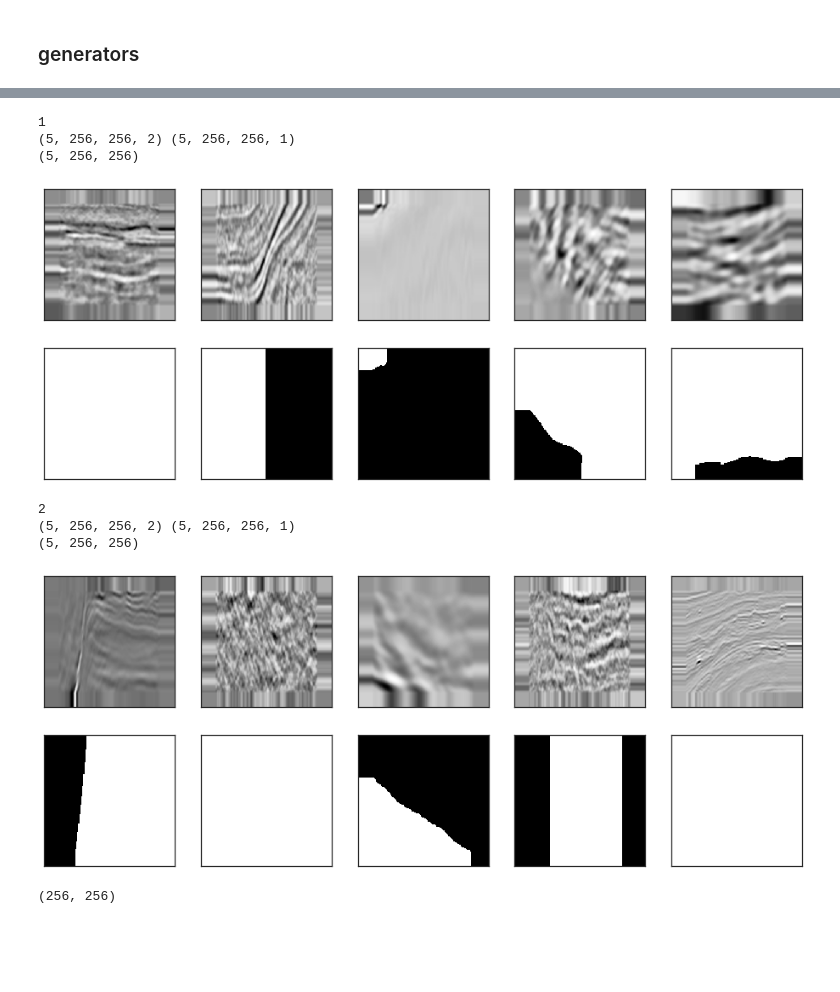
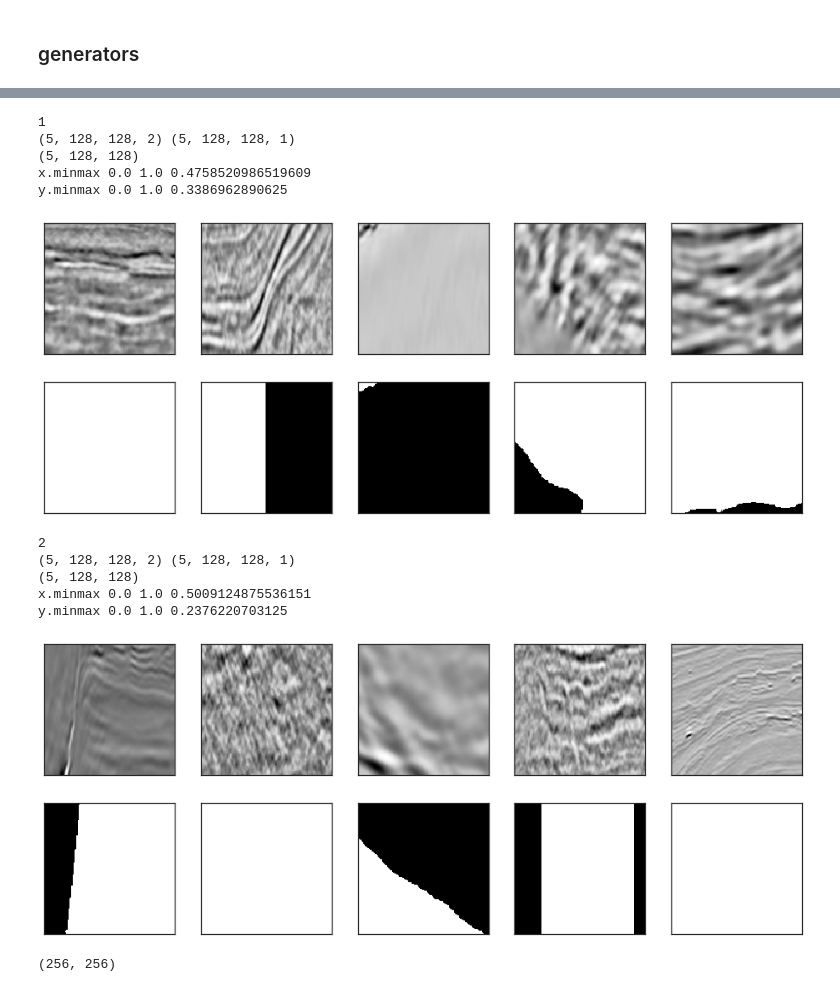
Before and after one commit to kqdmqx/kaggle-TGS-Salt-Identification-Challenge, a Jupyter notebook: 032-kfold-reshape128-redhape256.ipynb, the cells around one changed output, grey strips where cells are left out. Saved outputs shown, nothing was run; the diff lists cells and outputs as text; code cells hidden in the pictures; blank space fills up the shorter version.

```diff
--- a/032-kfold-reshape128-redhape256.ipynb
+++ b/032-kfold-reshape128-redhape256.ipynb
@@ -1579,7 +2039,8 @@ def append_augmentation(seq_det, X_train, y_train):
 # %%
 def generate_batch_data_random(x, y, batch_size, shuffle=True):
     """逐步提取batch数据到显存，降低对显存的占用"""
-    loop_order = np.arange(len(y) // batch_size)
+    loop_cnt = div_round(len(y), batch_size)
+    loop_order = np.arange(loop_cnt)
     while 1:
         if shuffle:
             np.random.shuffle(loop_order)
@@ -1591,7 +2052,8 @@ def generate_batch_data_random(x, y, batch_size, shuffle=True):
 
 def generate_batch_data_random_with_delay(x, y, batch_size, shuffle=True, delay=10):
     """逐步提取batch数据到显存，降低对显存的占用"""
-    loop_order = np.arange(len(y) // batch_size)
+    loop_cnt = div_round(len(y), batch_size)
+    loop_order = np.arange(loop_cnt)
     epoch = 0
     while 1:
         if shuffle:
@@ -1617,7 +2079,8 @@ def generate_batch_data(x, y, batch_size):
 
 def generate256_batch_data_random(x, y, batch_size, shuffle=True):
     """逐步提取batch数据到显存，降低对显存的占用"""
-    loop_order = np.arange(len(y) // batch_size)
+    loop_cnt = div_round(len(y), batch_size)
+    loop_order = np.arange(loop_cnt)
     seq_det = reshape256_seq.to_deterministic()
     while 1:
         if shuffle:
@@ -1638,8 +2101,34 @@ def generate256_batch_data(x, y, batch_size):
         i += 1
         if i * batch_size >= ylen:
             i = 0
+
+
+def generate128_batch_data_random(x, y, batch_size, shuffle=True):
+    """逐步提取batch数据到显存，降低对显存的占用"""
+    loop_cnt = div_round(len(y), batch_size)
+    loop_order = np.arange(loop_cnt)
+    seq_det = reshape128_seq.to_deterministic()
+    while 1:
+        if shuffle:
+            np.random.shuffle(loop_order)
+        for i in loop_order:
+            x_part = append_flip(x[i * batch_size:(i + 1) * batch_size])
+            y_part = append_flip(y[i * batch_size:(i + 1) * batch_size])
+
+            yield do_augmentation(seq_det, x_part, y_part)
+
+
+def generate128_batch_data(x, y, batch_size):
+    ylen = len(y)
+    seq_det = reshape128_seq.to_deterministic()
+    i = 0
+    while 1:
+        yield do_augmentation(seq_det, x[i * batch_size:(i + 1) * batch_size], y[i * batch_size:(i + 1) * batch_size])
+        i += 1
+        if i * batch_size >= ylen:
+            i = 0
 # %%
-rand_gen = generate256_batch_data_random(X, Y, 5, shuffle=False)
+rand_gen = generate128_batch_data_random(X, Y, 5, shuffle=False)
 
 i = 0
 
@@ -1648,6 +2137,8 @@ for x, y in rand_gen:
     print(i)
     print(x.shape, y.shape)
     print(x[:, :, :, 0].shape)
+    print("x.minmax", x.min(), x.max(), x.mean())
+    print("y.minmax", y.min(), y.max(), y.mean())
     plot_list(x[:, :, :, 0])
     plot_list(y[:, :, :, 0])
     if i > 1:
@@ -1666,28 +2161,34 @@ for x, y in rand_gen:
 # %%
-fixed_gen = generate256_batch_data(X, Y, 5)
+fixed_gen = generate128_batch_data(X, Y, 5)
 
 i = 0
 
 for x, y in fixed_gen:
     i += 1
     print(i)
     print(x.shape, y.shape)
     print(x[:, :, :, 0].shape)
+    print("x.minmax", x.min(), x.max(), x.mean())
+    print("y.minmax", y.min(), y.max(), y.mean())
     plot_list(x[:, :, :, 0])
     plot_list(y[:, :, :, 0])
     if i > 1:
         break
 # %% [output]
 1
-(5, 256, 256, 2) (5, 256, 256, 1)
-(5, 256, 256)
+(5, 128, 128, 2) (5, 128, 128, 1)
+(5, 128, 128)
+x.minmax 0.0 1.0 0.4758520986519609
+y.minmax 0.0 1.0 0.3386962890625
-[figure, old version]
+[figure, new version]
-[figure, old version]
+[figure, new version]
 2
-(5, 256, 256, 2) (5, 256, 256, 1)
-(5, 256, 256)
+(5, 128, 128, 2) (5, 128, 128, 1)
+(5, 128, 128)
+x.minmax 0.0 1.0 0.5009124875536151
+y.minmax 0.0 1.0 0.2376220703125
-[figure, old version]
+[figure, new version]
-[figure, old version]
+[figure, new version]
 # %%
 depth_figure.shape
 # %% [output]
```
Also changed, not shown: parts of 33 cells of this notebook, 23 other files.
